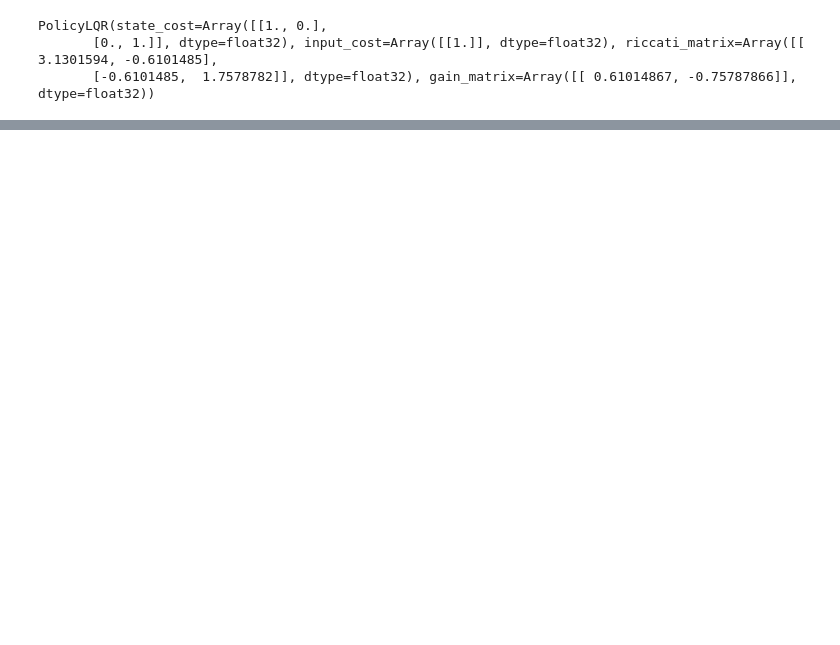
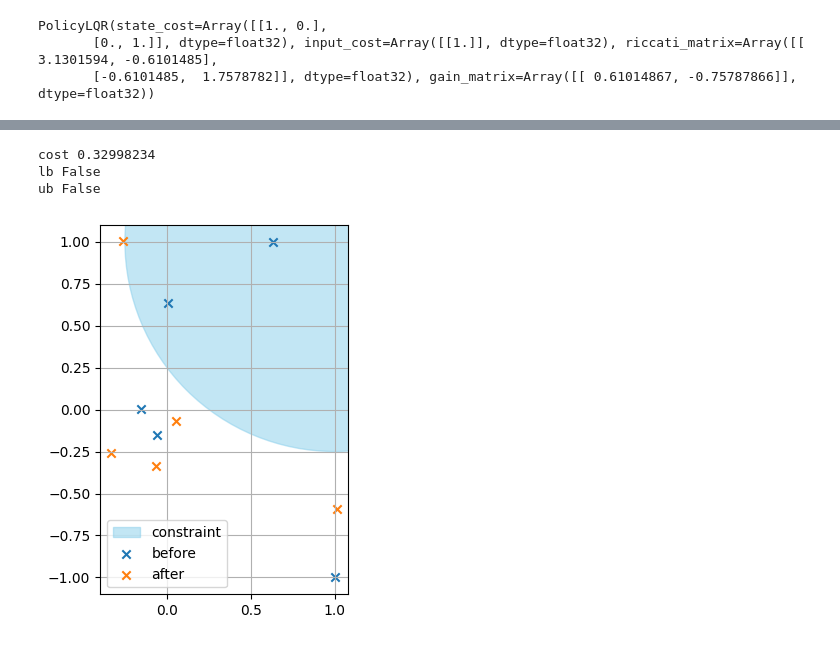
Before and after one commit to NicholasBehr/hcnn, a Jupyter notebook: notebooks/evolution-vectorfield.ipynb, the cells around one changed output, grey strips where cells are left out. Drawn from its saved outputs; the diff is of its cells as text; code cells hidden in the pictures; blank space fills up the shorter version.

```diff
--- a/notebooks/evolution-vectorfield.ipynb
+++ b/notebooks/evolution-vectorfield.ipynb
@@ -64,0 +58,16 @@ plt.show()
+# %%
+from hcnn.optimization.problem_policy_deviation import ProblemPolicyDeviation
+from hcnn.optimization.solver_linearize import SolverLinearize
+
+problem = ProblemPolicyDeviation.factory(
+    system=system,
+    policy=policy,
+    constraint=constraint,
+    horizon=5,
+    rho=200,
+).copy_with(initial_state=jnp.array([1.0, -1.0]))
+
+problem.pretty_print(problem.x0)
+print("cost", problem.cost_fun(problem.x0))
+# print("lb", jnp.all(problem.lower_bound - 1e-6 <= problem.constraints(problem.x0)))
+# print("ub", jnp.all(problem.constraints(problem.x0) <= problem.upper_bound + 1e-6))
@@ -64,0 +92,4 @@ plt.show()
+# %%
+x_star = SolverLinearize.solve(problem)
+problem.pretty_print(x_star)
+print("cost", problem.cost_fun(x_star))
@@ -64,0 +114,24 @@ plt.show()
+# %%
+print("cost", problem.cost_fun(x_star))
+print("lb", jnp.all(problem.lower_bound - 1e-2 <= problem.constraints(x_star)))
+print("ub", jnp.all(problem.constraints(x_star) <= problem.upper_bound + 1e-2))
+
+
+optvar_star = problem.debug_optvar(x_star)
+optvar_0 = problem.debug_optvar(problem.x0)
+
+# Create figure and axis
+fig, ax = plt.subplots()
+circle = plt.Circle(center, radius, color="skyblue", alpha=0.5, label="constraint")
+ax.add_artist(circle)
+plt.scatter(optvar_0.states[:, 0], optvar_0.states[:, 1], marker="x", label="before")
+plt.scatter(optvar_star.states[:, 0], optvar_star.states[:, 1], marker="x", label="after")
+ax.set_aspect("equal")
+plt.legend()
+plt.grid(True)
+plt.show()
+# %% [output]
+cost 0.32998234
+lb False
+ub False
+[figure, added]
```
Also changed, not shown: parts of 6 cells of this notebook, 12 other files.
